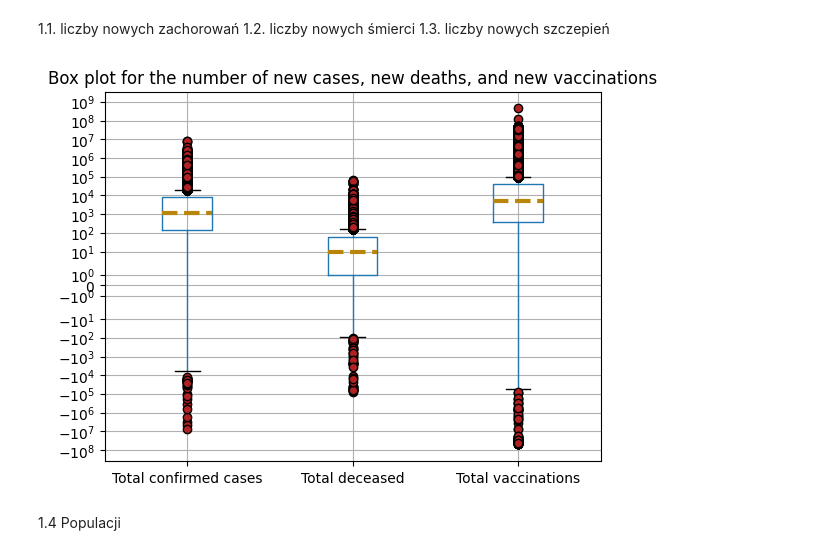
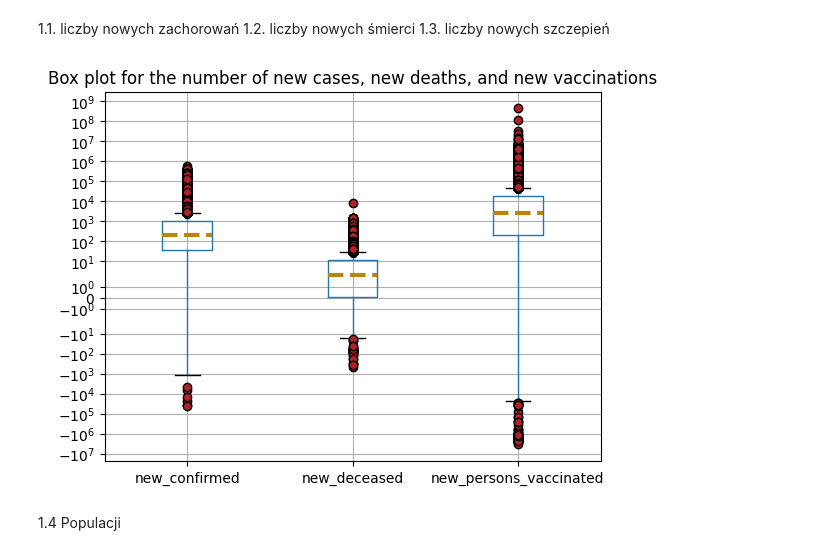
Before and after one commit to qmacdom/BigData, a Jupyter notebook: zad2.ipynb, the cells around one changed output. Saved outputs shown, nothing was run; the diff lists cells and outputs as text; code cells hidden in the pictures.

```diff
--- a/zad2.ipynb
+++ b/zad2.ipynb
@@ -48,13 +48,13 @@ merged_data_df = pd.read_csv('results\\prepared_for_2_ex.csv')
 1.2. liczby nowych śmierci
 1.3. liczby nowych szczepień
 # %%
-merged_data_df.boxplot(["Total confirmed cases", "Total deceased", "Total vaccinations"], flierprops={'marker': 'o', 'markersize': 6, 'markerfacecolor': 'firebrick'},
+merged_data_df.boxplot(["new_confirmed", "new_deceased", "new_persons_vaccinated"], flierprops={'marker': 'o', 'markersize': 6, 'markerfacecolor': 'firebrick'},
                   medianprops ={'linestyle':'--', 'linewidth':3, 'color':'darkgoldenrod'})
 plt.yscale('symlog')
 plt.title('Box plot for the number of new cases, new deaths, and new vaccinations')
 plt.show()
 # %% [output]
-[figure, old version]
+[figure, new version]
 # %% [markdown]
 1.4 Populacji
 # %%
```
Also changed, not shown: parts of 7 cells of this notebook, 1 other file.
